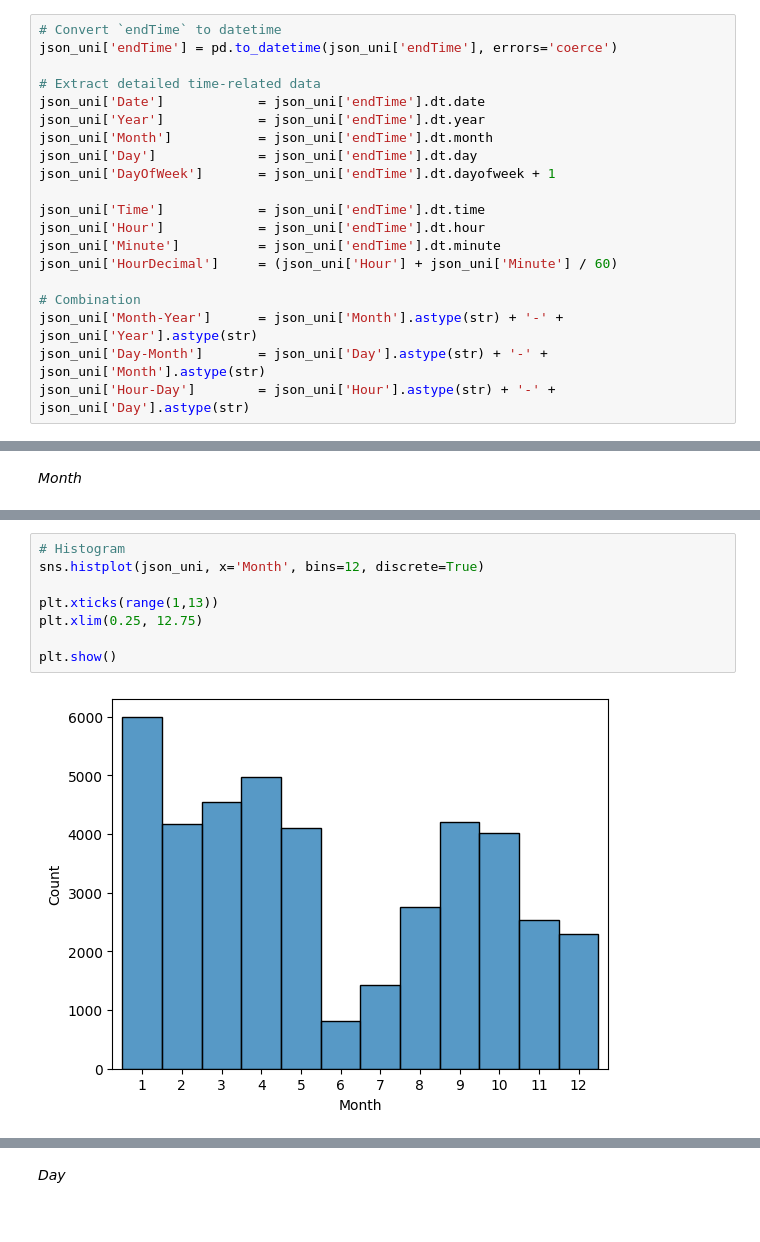
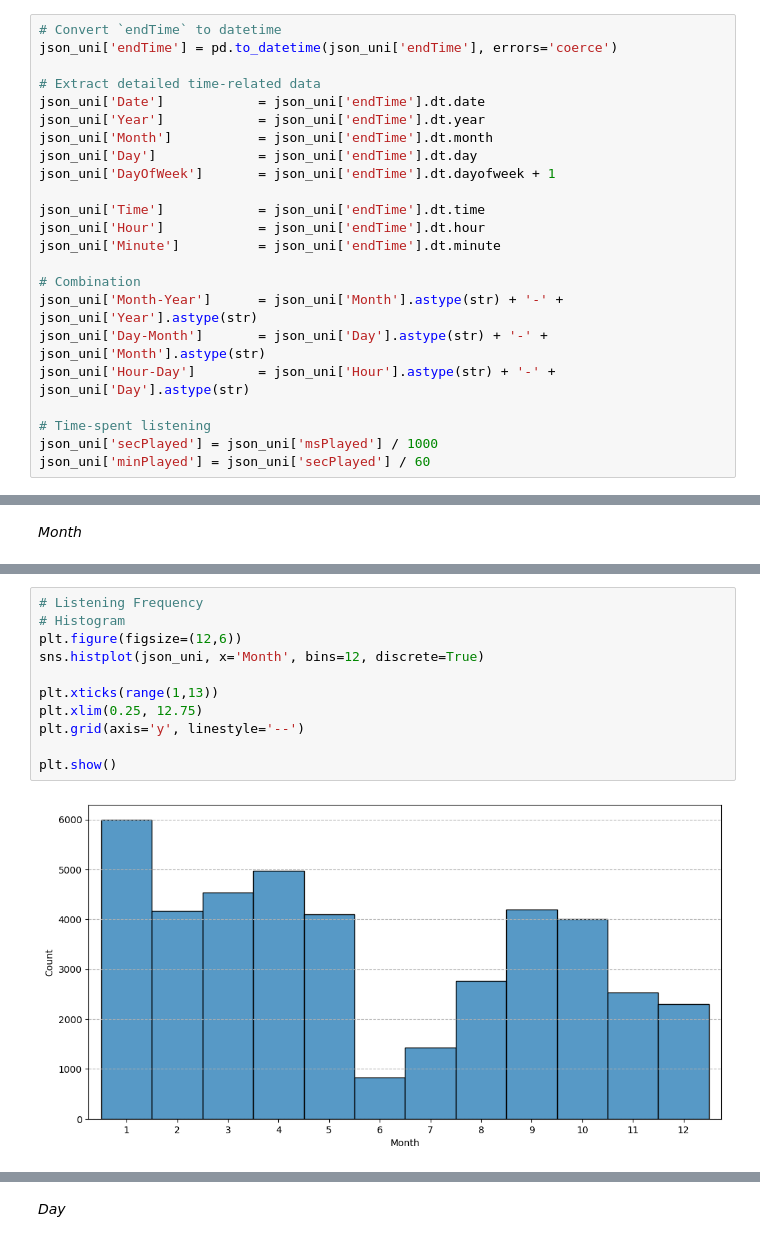
Before and after one commit to miqbal-id27/Spotify_Unwrapped, a Jupyter notebook: initial_streaming_analysis.ipynb, the cells around one changed output, grey strips where cells are left out. Cells and saved outputs as stored; diff of their text form.

```diff
--- a/initial_streaming_analysis.ipynb
+++ b/initial_streaming_analysis.ipynb
@@ -170,12 +170,15 @@ json_uni['DayOfWeek']       = json_uni['endTime'].dt.dayofweek + 1
 json_uni['Time']            = json_uni['endTime'].dt.time
 json_uni['Hour']            = json_uni['endTime'].dt.hour
 json_uni['Minute']          = json_uni['endTime'].dt.minute
-json_uni['HourDecimal']     = (json_uni['Hour'] + json_uni['Minute'] / 60)
 
 # Combination
 json_uni['Month-Year']      = json_uni['Month'].astype(str) + '-' + json_uni['Year'].astype(str)
 json_uni['Day-Month']       = json_uni['Day'].astype(str) + '-' + json_uni['Month'].astype(str)
 json_uni['Hour-Day']        = json_uni['Hour'].astype(str) + '-' + json_uni['Day'].astype(str)
+
+# Time-spent listening
+json_uni['secPlayed'] = json_uni['msPlayed'] / 1000
+json_uni['minPlayed'] = json_uni['secPlayed'] / 60
 # %%
 json_uni.head()
 # %% [output]
@@ -215,11 +249,14 @@ json_uni.describe()
 # %%
+# Listening Frequency
 # Histogram
+plt.figure(figsize=(12,6))
 sns.histplot(json_uni, x='Month', bins=12, discrete=True)
 
 plt.xticks(range(1,13))
 plt.xlim(0.25, 12.75)
+plt.grid(axis='y', linestyle='--')
 
 plt.show()
 # %% [output]
-[figure, old version]
+[figure, new version]
 # %% [markdown]
```
Also changed, not shown: parts of 23 cells of this notebook.
